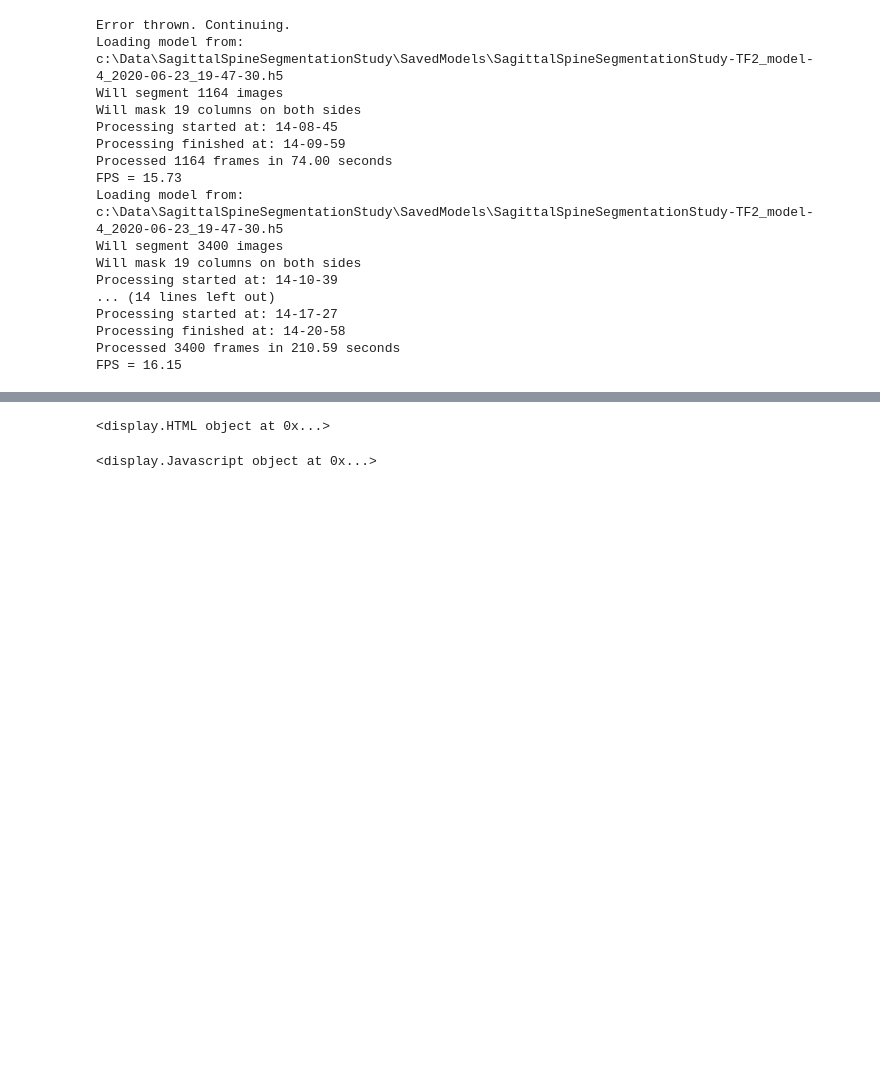
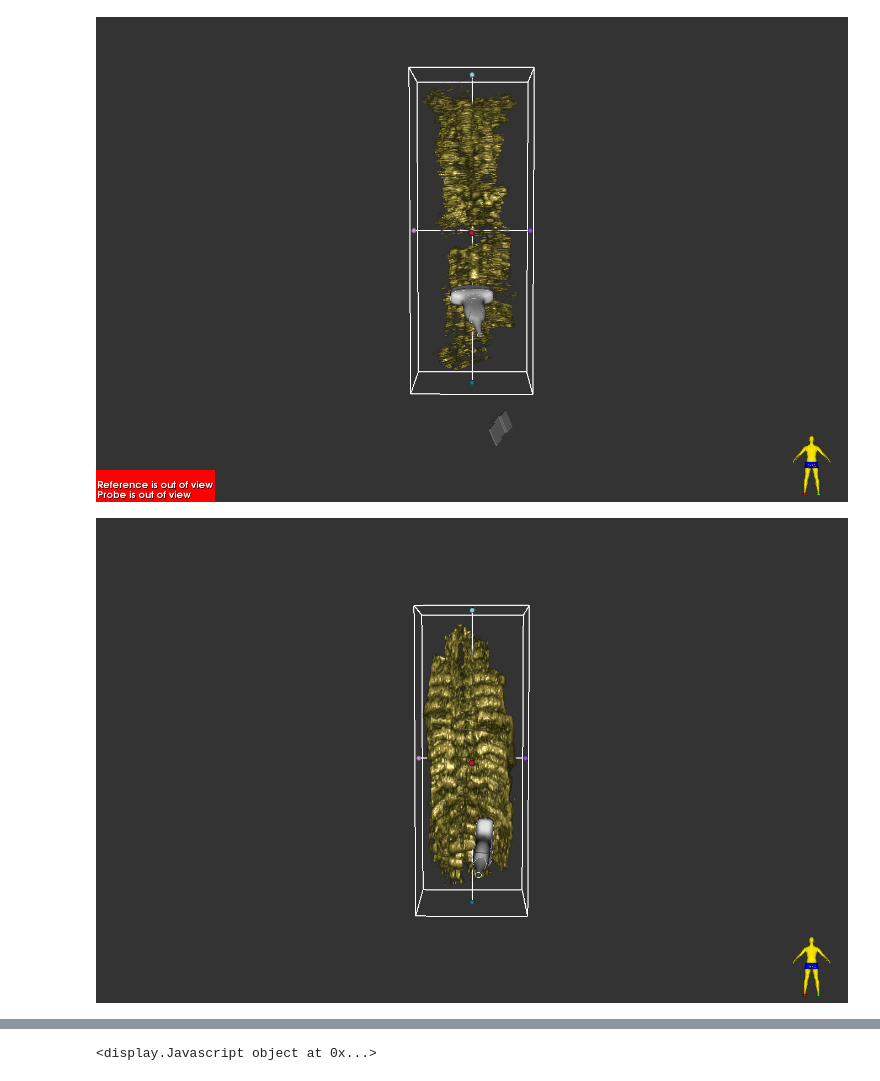
Before and after one commit to SlicerIGT/aigt, a Jupyter notebook: UltrasoundSegmentation/SpineSegmentationVisualTestFunctions.ipynb, the cells around one changed output, grey strips where cells are left out. Drawn from its saved outputs; the diff is of its cells as text; code cells hidden in the pictures; blank space fills up the shorter version.

Commit message:
Added image display to visual test notebook with functions

```diff
--- a/UltrasoundSegmentation/SpineSegmentationVisualTestFunctions.ipynb
+++ b/UltrasoundSegmentation/SpineSegmentationVisualTestFunctions.ipynb
@@ -103,7 +117,8 @@ def load_model(model_fullname):
     if not os.path.exists(model_fullname):
         raise Exception("Could not find model: " + model_fullname)
 
-    print("Loading model from: " + model_fullname)
+    if not mute_output:
+        print("Loading model from: " + model_fullname)
 
     if array_output:
         array_output_fullpath = os.path.join(root_folder, array_folder_name)
@@ -111,9 +126,12 @@ def load_model(model_fullname):
         array_ultrasound_fullname = os.path.join(array_output_fullpath, array_ultrasound_name)
         if not os.path.exists(array_output_fullpath):
             os.mkdir(array_output_fullpath)
-            print("Folder created: {}".format(array_output_fullpath))
-        print("Will save segmentation output to {}".format(array_segmentation_fullname))
-        print("Will save ultrasound output to   {}".format(array_ultrasound_fullname))
+            if not mute_output:
+                print("Folder created: {}".format(array_output_fullpath))
+
+        if not mute_output:
+            print("Will save segmentation output to {}".format(array_segmentation_fullname))
+            print("Will save ultrasound output to   {}".format(array_ultrasound_fullname))
 
     model = tf.keras.models.load_model(model_fullname, compile=False)
     return model
@@ -344,50 +368,58 @@ def render_volume():
         displayNode.SetAndObserveVolumePropertyNodeID(propertyPresetNode.GetID())
         displayNode.SetAndObserveROINodeID(annotationROINode.GetID())
 
+    # Set up custom volume rendering parameters
+
+    lut = vtk.vtkLookupTable()
+    lut.SetNumberOfTableValues(2)
+    lut.Build()
+    lut.SetTableValue(0, volRendColor1)
+    lut.SetTableValue(1, volRendColor2)
+
+    volumeProperty = displayNode.GetVolumePropertyNode().GetVolumeProperty()
+    volumeRenderingLogic.SetThresholdToVolumeProp(
+        [0, 500],
+        [volRendLevel - volRendWindow / 2.0, volRendLevel + volRendWindow / 2.0],
+        volumeProperty,
+        True,
+        True)
+    upper = min(255, volRendLevel + volRendWindow / 2)
+    lower = max(0, volRendLevel - volRendWindow / 2)
+    volumeRenderingLogic.SetWindowLevelToVolumeProp(
+        [0, 255],
+        [upper - lower, lower + (upper - lower) / 2],
+        lut,
+        volumeProperty)
+
+
     displayNode.SetVisibility(True)
 # %%
 count = 0
 
 for model in models:
     for scene in scenes_to_reconstruct:
         setup(scene)
 
         segment(load_model(model))
 
         reconstruct_volume()
         render_volume()
 
-        from time import sleep
-        sleep(1)
-
         full_image_path = image_output_path.format(str(count))
         count += 1
         images_to_plot = np.append(images_to_plot, full_image_path)
+
+        display(slicernb.ViewDisplay())
 
         renderWindow = slicer.app.layoutManager().threeDWidget(0).threeDView().renderWindow()
         renderWindow.SetAlphaBitPlanes(1)
         wti = vtk.vtkWindowToImageFilter()
         wti.SetInputBufferTypeToRGBA()
         wti.SetInput(renderWindow)
         writer = vtk.vtkPNGWriter()
         writer.SetFileName(full_image_path)
         writer.SetInputConnection(wti.GetOutputPort())
         writer.Write()
 # %% [output]
-Error thrown. Continuing.
-Loading model from: c:\Data\SagittalSpineSegmentationStudy\SavedModels\SagittalSpineSegmentationStudy-TF2_model-4_2020-06-23_19-47-30.h5
-Will segment 1164 images
-Will mask 19 columns on both sides
-Processing started at: 14-08-45
-Processing finished at: 14-09-59
-Processed 1164 frames in 74.00 seconds
-FPS = 15.73
-Loading model from: c:\Data\SagittalSpineSegmentationStudy\SavedModels\SagittalSpineSegmentationStudy-TF2_model-4_2020-06-23_19-47-30.h5
-Will segment 3400 images
-Will mask 19 columns on both sides
-Processing started at: 14-10-39
-... (14 lines left out)
-Processing started at: 14-17-27
-Processing finished at: 14-20-58
-Processed 3400 frames in 210.59 seconds
-FPS = 16.15
+[figure, added]
+[figure, added]
@@ -394,9 +428,3 @@ FPS = 16.15
-# %%
-import ipyplot
-
-ipyplot.plot_images(images_to_plot, img_width=864)
-# %% [output]
-<display.HTML object at 0x...>
 # %%
 # Save notebook so all output is archived by the next cell
 
```
Also changed, not shown: parts of 5 cells of this notebook.
